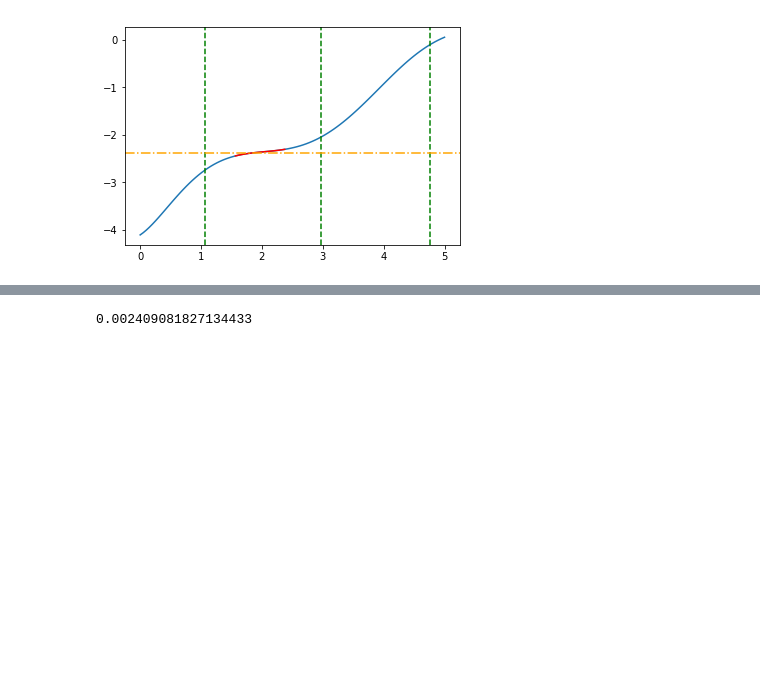
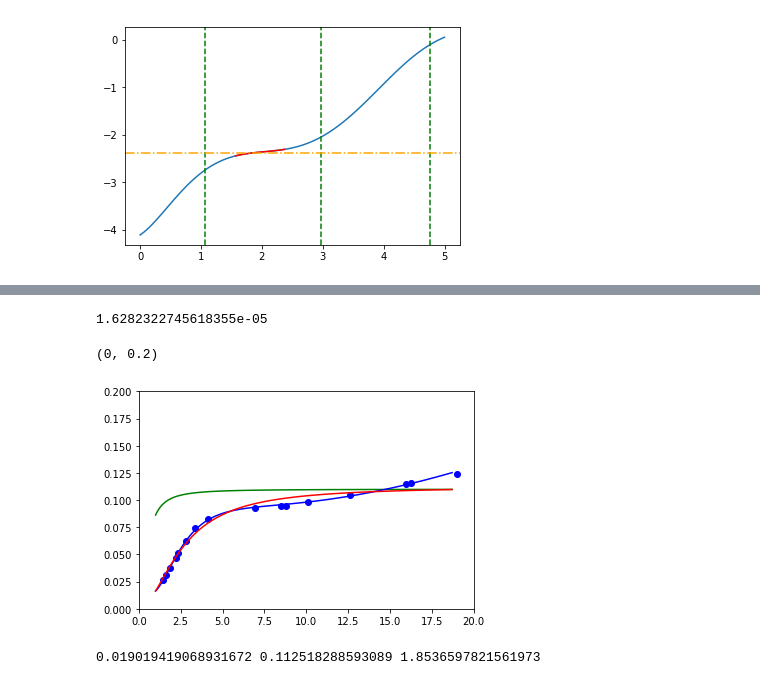
Before and after one commit to GeorgiiVdovychenko/ltpe, a Jupyter notebook: fit_one_by_one.ipynb, the cells around one changed output, grey strips where cells are left out. Cells and saved outputs as stored; diff of their text form; code cells hidden in the pictures; blank space fills up the shorter version.

```diff
--- a/fit_one_by_one.ipynb
+++ b/fit_one_by_one.ipynb
@@ -128,0 +148,14 @@ def k1_inv(T, sigma, betta, k_pl):
+# %%
+def loss_k1(*params):
+    c1 = params[0][0]
+    c2 = params[0][1]
+    n = params[0][2]
+    k_fit = k1(T_bel_pl, c1, c2, n)
+    return np.mean((k_fit - k_bel_pl)**2)
+# %%
+k1_params = minimize(loss_k1, (0.5, 0.2, 1),
+         method='SLSQP',
+         tol=1e-10,
+         options={'maxiter':10000}
+                 )
+k1_params
@@ -129 +172,22 @@ def k1_inv(T, sigma, betta, k_pl):
+# %%
+с1, c2, n = k1_params.x
+k_pred = k1(T_bel_pl, с1, c2, n)
+loss_k1([с1, c2, n])
+# %% [output]
+1.6282322745618355e-05
+# %%
+plt.plot(T_bel_pl, k1(T_bel_pl, 0.4, 0.11, 1.8), color='g')
+plt.scatter(data['T'], data['k'], color='b')
+plt.plot(T_bel_pl, k_bel_pl, color='b')
+plt.plot(T_bel_pl, k1(T_bel_pl, с1, c2, n), color='r')
+plt.xlim((0, 20))
+plt.ylim((0, 0.2))
+# %% [output]
+(0, 0.2)
+[figure, added]
+# %%
+с1, c2, n = tuple(k1_params.x.tolist())
+print(с1, c2, n)
+# %% [output]
+0.019019419068931672 0.112518288593089 1.8536597821561973
 # %%
@@ -143,5 +202 @@ def loss_k1(params):
     return np.mean((k_fit - k)**2)
-# %%
-loss_k1({'sigma':0.001, 'betta':0.2})
-# %% [output]
-0.002409081827134433
```
Also changed, not shown: parts of 23 cells of this notebook, 1 other file.
